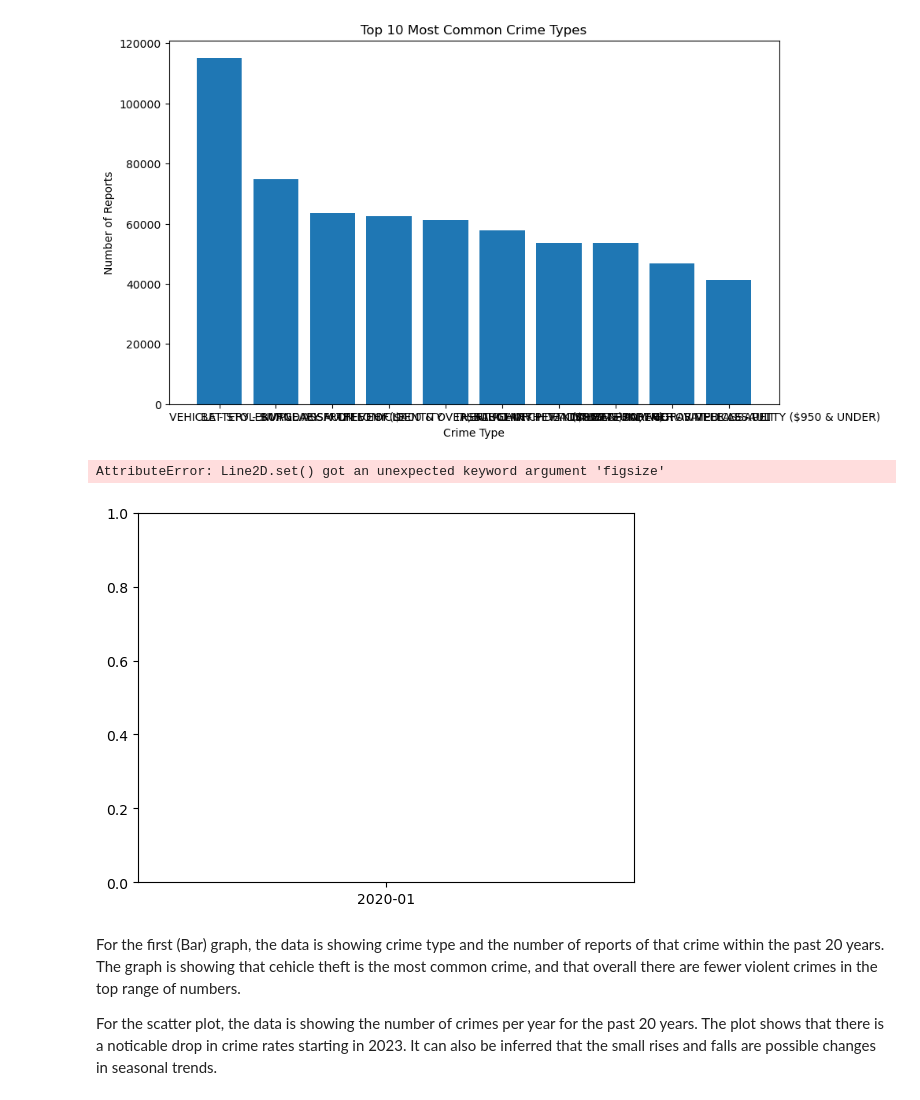
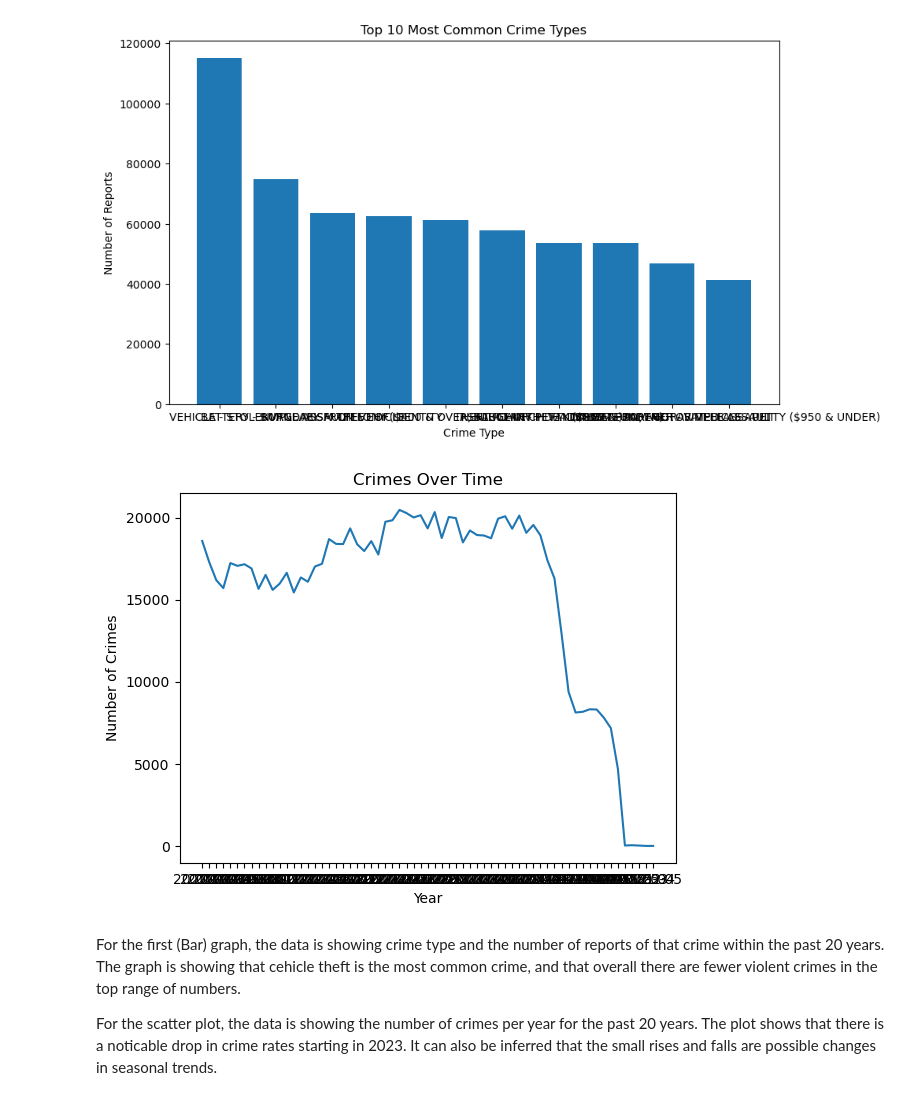
Before and after one commit to natalievitiello2005-arch/IA-340, a Jupyter notebook: Lab2.ipynb, the cells around one changed output. Drawn from its saved outputs; the diff is of its cells as text; code cells hidden in the pictures.

```diff
--- a/Lab2.ipynb
+++ b/Lab2.ipynb
@@ -208,18 +208,17 @@ plt.show()
 # %%
 import pandas as pd
 import matplotlib.pyplot as plt
 
 
 crime_data = pd.read_csv("s3://ia340-fall2025-nv/Crime_Data_from_2020_to_Present.csv")
 
-plt.plot(monthly_crimes.index.astype(str), monthly_crimes.values,figsize=(10, 5))
+plt.plot(monthly_crimes.index.astype(str), monthly_crimes.values)
 plt.title("Crimes Over Time")
 plt.xlabel("Year")
 plt.ylabel("Number of Crimes")
 plt.show()
 # %% [output]
-AttributeError: Line2D.set() got an unexpected keyword argument 'figsize'
-[figure, old version]
+[figure, new version]
 # %% [markdown]
 For the first (Bar) graph, the data is showing crime type and the number of reports of that crime within the past 20 years.
 The graph is showing that cehicle theft is the most common crime, and that overall there are fewer violent crimes in the top range of numbers.
```
